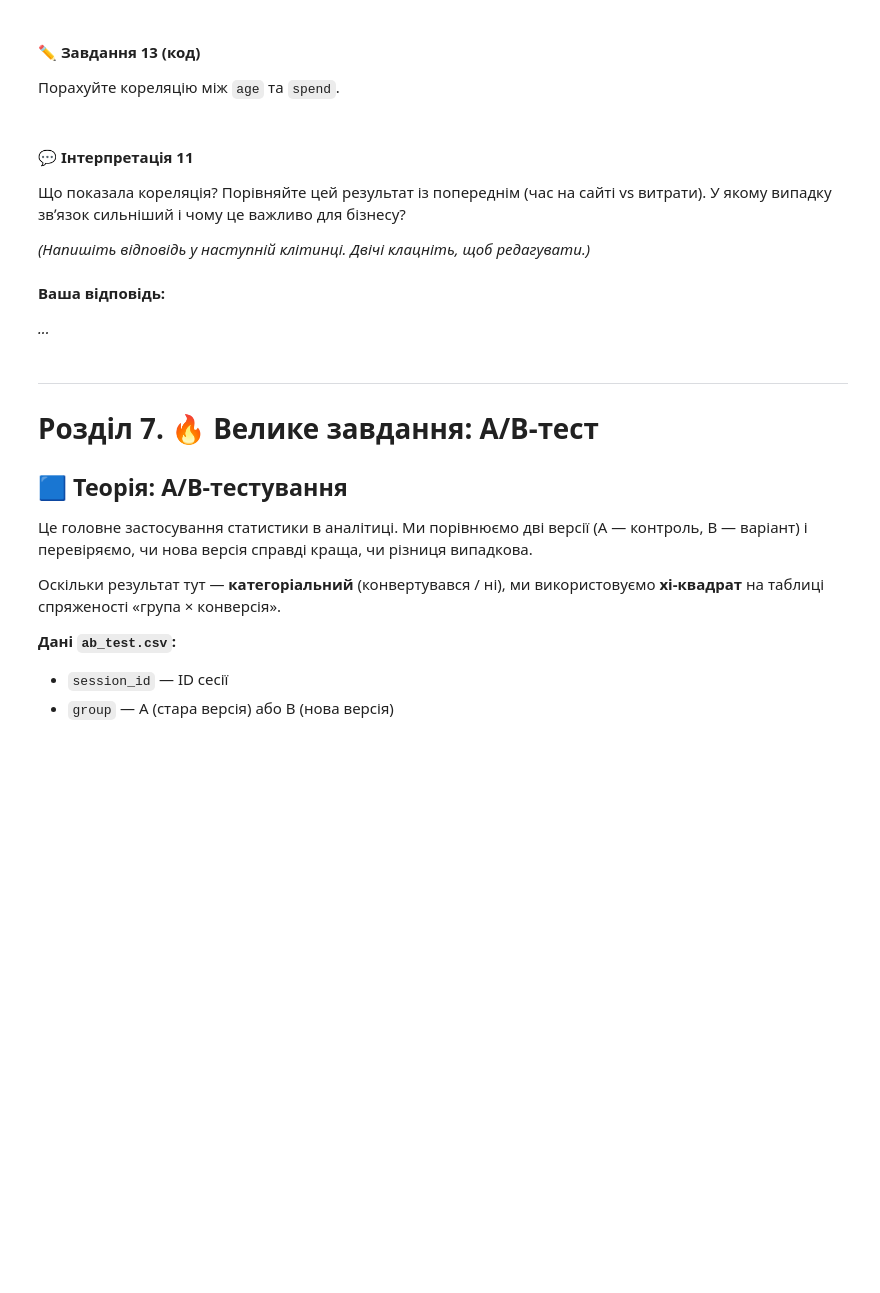
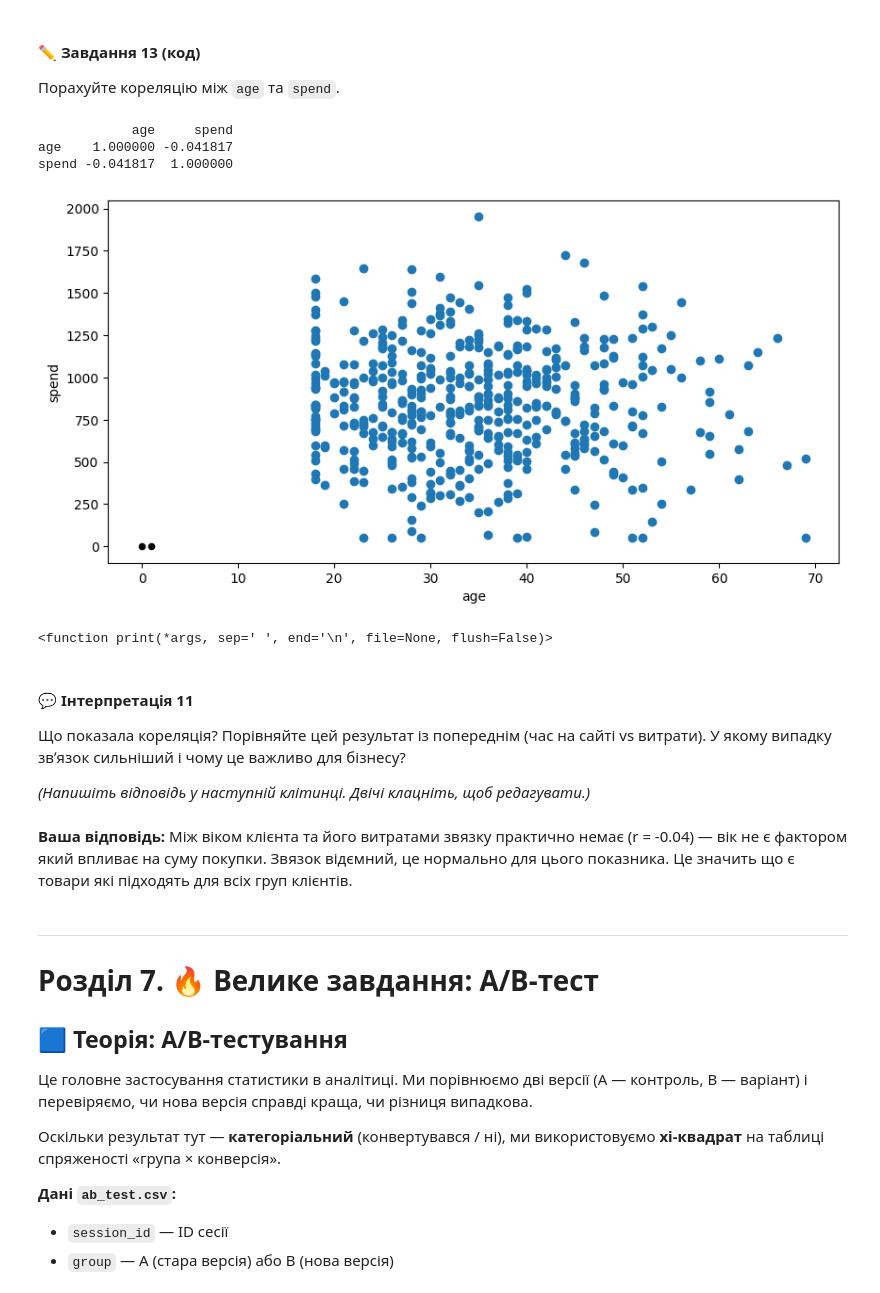
Before and after one commit to T-Svitlichna/DTA_Python, a Jupyter notebook: HomeWork/28062026_2practice_stat_tests.ipynb, the cells around one changed output. Saved outputs shown, nothing was run; the diff lists cells and outputs as text; code cells hidden in the pictures; blank space fills up the shorter version.

```diff
--- a/HomeWork/28062026_2practice_stat_tests.ipynb
+++ b/HomeWork/28062026_2practice_stat_tests.ipynb
@@ -434,13 +519,32 @@ F-statistic: -0.844, p-value: 0.39930
+# %%
+# Завдання 13:
+age_spend = df[['age', 'spend']].corr()
+print(age_spend)
+age_spend.plot.scatter(x='age', y='spend',  figsize=(10, 5), color="Black")
+x = df['age']
+y = df['spend']
+plt.scatter(x, y)
+
+
+plt.xlabel('age')
+plt.ylabel('spend')
+plt.show()
+print
+# %% [output]
+            age     spend
+age    1.000000 -0.041817
+spend -0.041817  1.000000
+[figure, added]
+<function print(*args, sep=' ', end='\n', file=None, flush=False)>
 # %% [markdown]
 #### 💬 Інтерпретація 11
 
 Що показала кореляція? Порівняйте цей результат із попереднім (час на сайті vs витрати). У якому випадку звʼязок сильніший і чому це важливо для бізнесу?
 
 *(Напишіть відповідь у наступній клітинці. Двічі клацніть, щоб редагувати.)*
-# %% [markdown]
-**Ваша відповідь:**
-
-*...*
+# %% [markdown]
+**Ваша відповідь:**
+Між віком клієнта та його витратами звязку практично немає (r = -0.04) — вік не є фактором який впливає на суму покупки. Звязок відємний, це нормально для цього показника. Це значить що є товари які підходять для всіх груп клієнтів.
 # %% [markdown]
 ---
 # Розділ 7. 🔥 Велике завдання: A/B-тест
```
Also changed, not shown: parts of 31 cells of this notebook.
